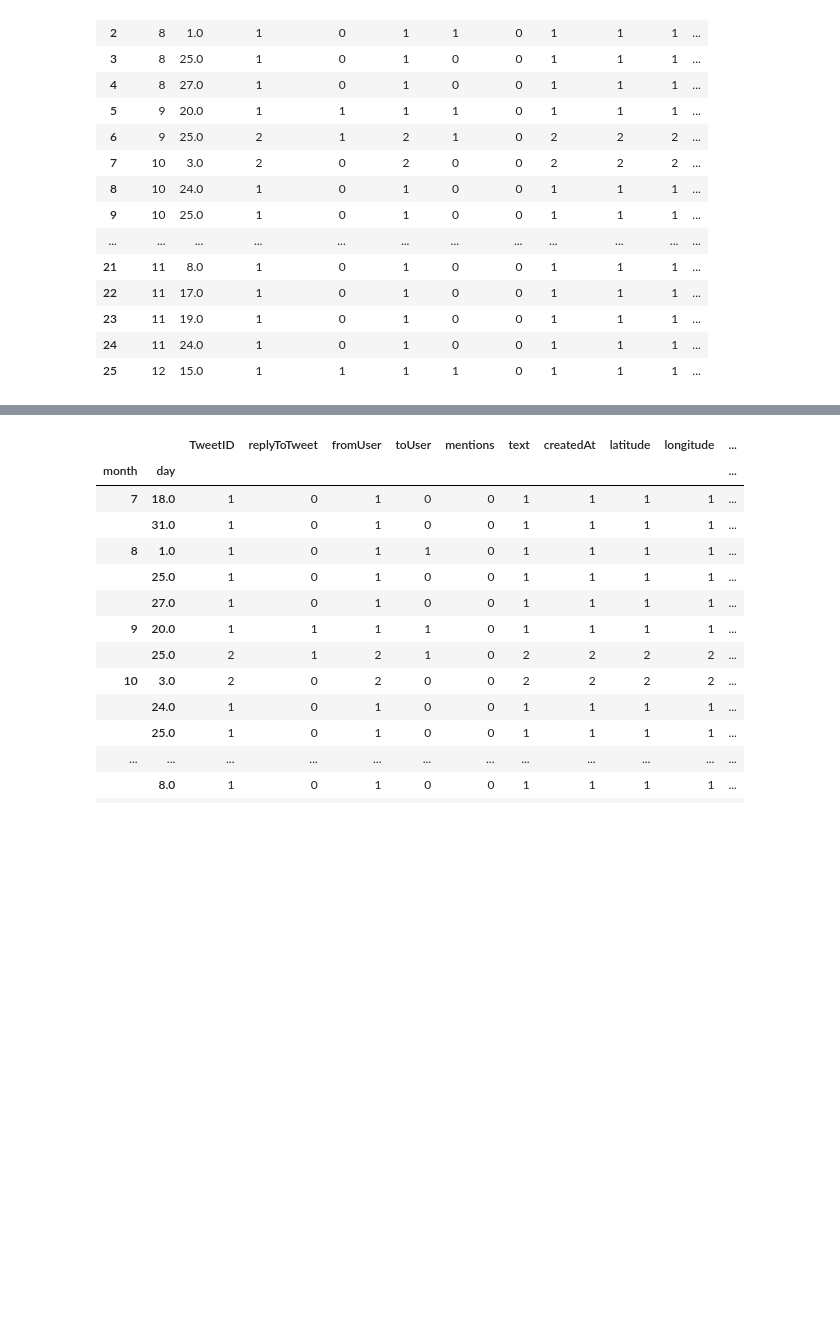
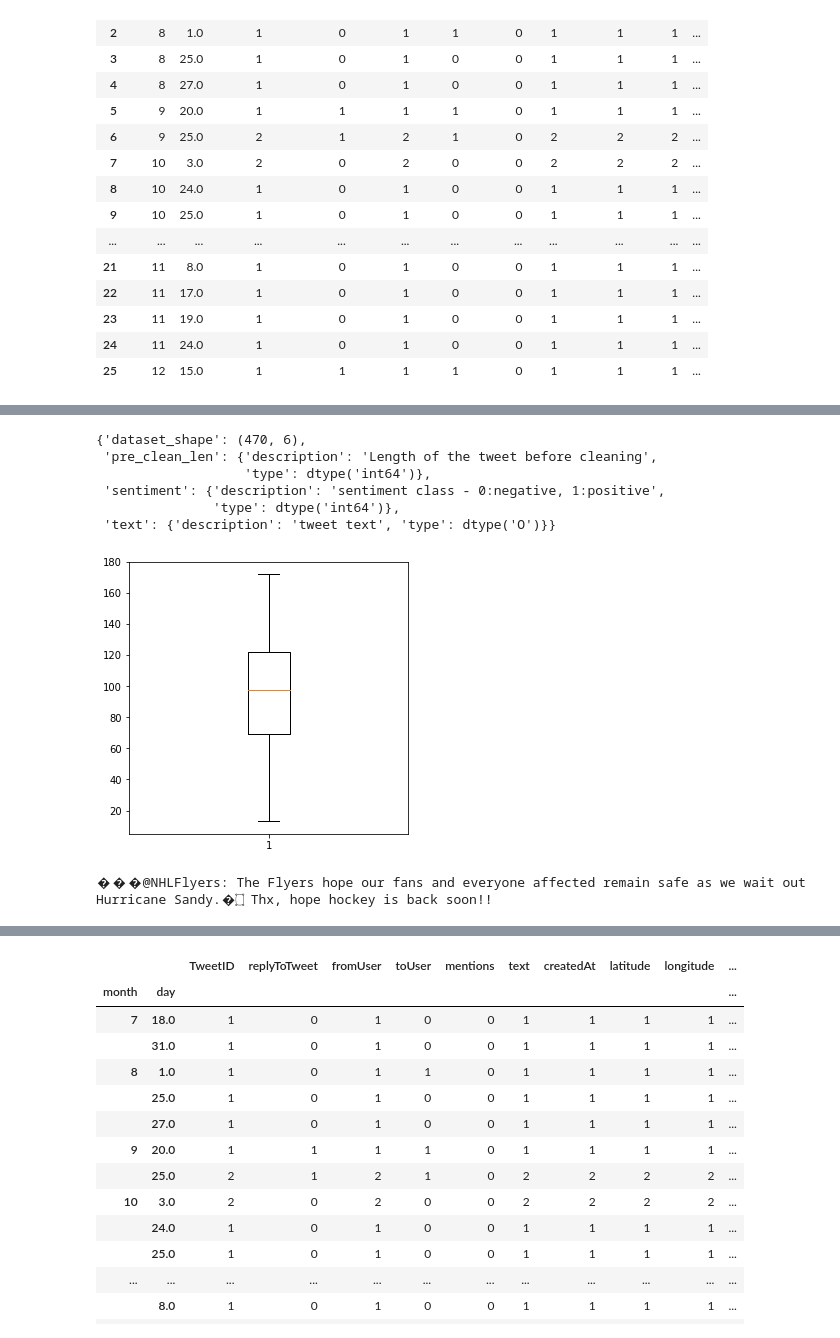
Before and after one commit to juran321/TextClassification_SandyData, a Jupyter notebook: SmapleData sentiment.ipynb, the cells around one changed output, grey strips where cells are left out. Drawn from its saved outputs; the diff is of its cells as text; code cells hidden in the pictures; blank space fills up the shorter version.

Commit message:
add final data

```diff
--- a/SmapleData sentiment.ipynb
+++ b/SmapleData sentiment.ipynb
@@ -170,0 +187,2 @@ SA_neg_portion = np.zeros(25)
+# %%
+df.drop(['TweetID','replyToTweet','fromUser','toUser','mentions','createdAt','latitude','longitude'],axis=1,inplace=True)
@@ -170,0 +219,28 @@ SA_neg_portion = np.zeros(25)
+# %%
+df['pre_clean_len'] = [len(t) for t in df.text]
+# %%
+from pprint import pprint
+data_dict = {
+    'sentiment':{
+        'type':df.Sentiment.dtype,
+        'description':'sentiment class - -1:negative, 1:positive'
+    },
+    'text':{
+        'type':df.text.dtype,
+        'description':'tweet text'
+    },
+    'pre_clean_len':{
+        'type':df.pre_clean_len.dtype,
+        'description':'Length of the tweet before cleaning'
+    },
+    'dataset_shape':df.shape
+}
+
+pprint(data_dict)
+# %% [output]
+{'dataset_shape': (470, 6),
+ 'pre_clean_len': {'description': 'Length of the tweet before cleaning',
+                   'type': dtype('int64')},
+ 'sentiment': {'description': 'sentiment class - 0:negative, 1:positive',
+               'type': dtype('int64')},
+ 'text': {'description': 'tweet text', 'type': dtype('O')}}
@@ -170,0 +251,15 @@ SA_neg_portion = np.zeros(25)
+# %%
+fig, ax = plt.subplots(figsize=(5, 5))
+plt.boxplot(df.pre_clean_len)
+plt.show()
+#show the average length for the dataset
+# %% [output]
+[figure, added]
+# %%
+
+
+from bs4 import BeautifulSoup
+example1 = BeautifulSoup(df.text[279], 'lxml')
+print (example1.get_text())
+# %% [output]
+���@NHLFlyers: The Flyers hope our fans and everyone affected remain safe as we wait out Hurricane Sandy.�۝ Thx, hope hockey is back soon!!
```
Also changed, not shown: parts of 18 cells of this notebook, 1 other file.
